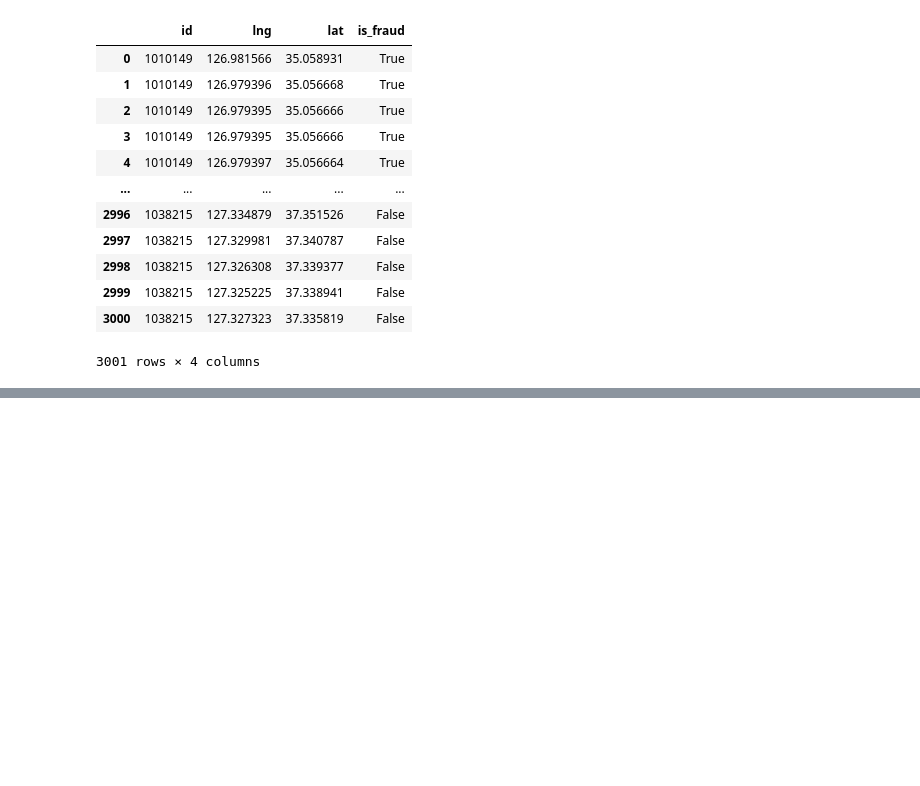
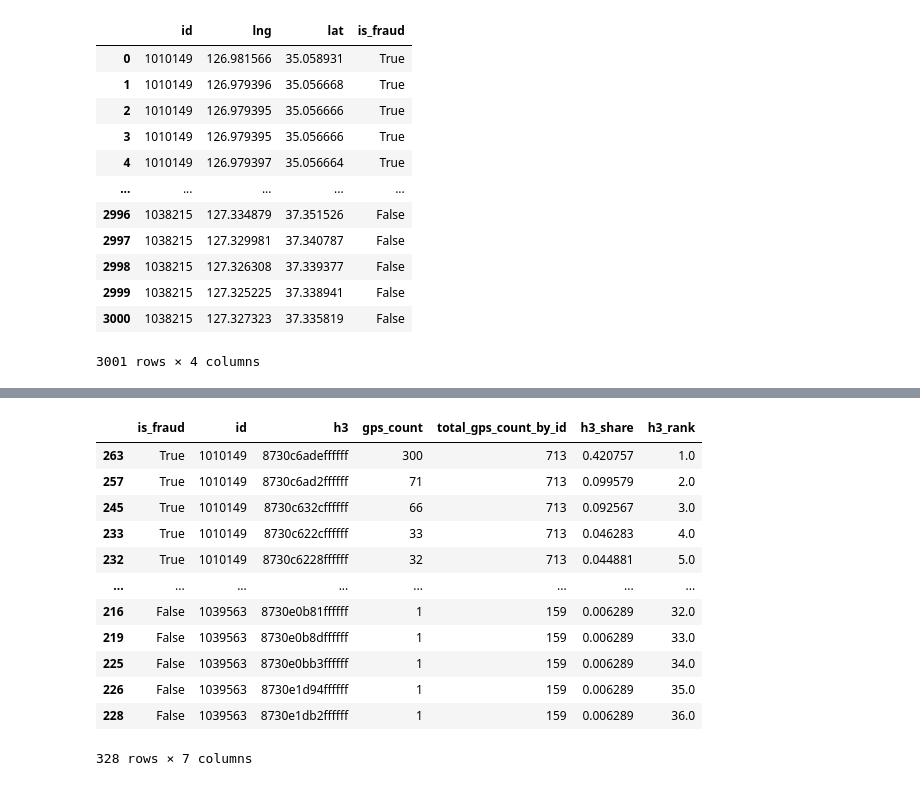
Before and after one commit to leejaesang6098/aiffel_study, a Jupyter notebook: 0920_node/H3실습.ipynb, the cells around one changed output, grey strips where cells are left out. Drawn from its saved outputs; the diff is of its cells as text; code cells hidden in the pictures; blank space fills up the shorter version.

```diff
--- a/0920_node/H3실습.ipynb
+++ b/0920_node/H3실습.ipynb
@@ -24,0 +101,5 @@ normal_list = [1037358, 1039563, 1038666, 1038215]
+# %%
+# 각 좌표의 h3 를 추출합니다.
+
+for index, row in gps_df.iterrows():
+    gps_df.loc[index, 'h3'] = h3.geo_to_h3(lat=row['lat'], lng=row['lng'], resolution=7)
@@ -24,0 +164,19 @@ normal_list = [1037358, 1039563, 1038666, 1038215]
+# %%
+# 각 사고 id 에서 차지하는 비중이 높은 h3 에 순서를 매깁니다.
+gps_df_prep['h3_rank'] = gps_df_prep.groupby('id')['h3_share'].rank(method='first', ascending=False)
+gps_df_prep = gps_df_prep.sort_values(by=['id', 'h3_rank'])
+gps_df_prep
+# %% [output]
+|  | is_fraud | id | h3 | gps_count | total_gps_count_by_id | h3_share | h3_rank |
+| 263 | True | 1010149 | 8730c6adeffffff | 300 | 713 | 0.420757 | 1.0 |
+| 257 | True | 1010149 | 8730c6ad2ffffff | 71 | 713 | 0.099579 | 2.0 |
+| 245 | True | 1010149 | 8730c632cffffff | 66 | 713 | 0.092567 | 3.0 |
+| 233 | True | 1010149 | 8730c622cffffff | 33 | 713 | 0.046283 | 4.0 |
+| 232 | True | 1010149 | 8730c6228ffffff | 32 | 713 | 0.044881 | 5.0 |
+| ... | ... | ... | ... | ... | ... | ... | ... |
+| 216 | False | 1039563 | 8730e0b81ffffff | 1 | 159 | 0.006289 | 32.0 |
+| 219 | False | 1039563 | 8730e0b8dffffff | 1 | 159 | 0.006289 | 33.0 |
+| 225 | False | 1039563 | 8730e0bb3ffffff | 1 | 159 | 0.006289 | 34.0 |
+| 226 | False | 1039563 | 8730e1d94ffffff | 1 | 159 | 0.006289 | 35.0 |
+| 228 | False | 1039563 | 8730e1db2ffffff | 1 | 159 | 0.006289 | 36.0 |
+328 rows × 7 columns
```
Also changed, not shown: parts of 20 cells of this notebook.
